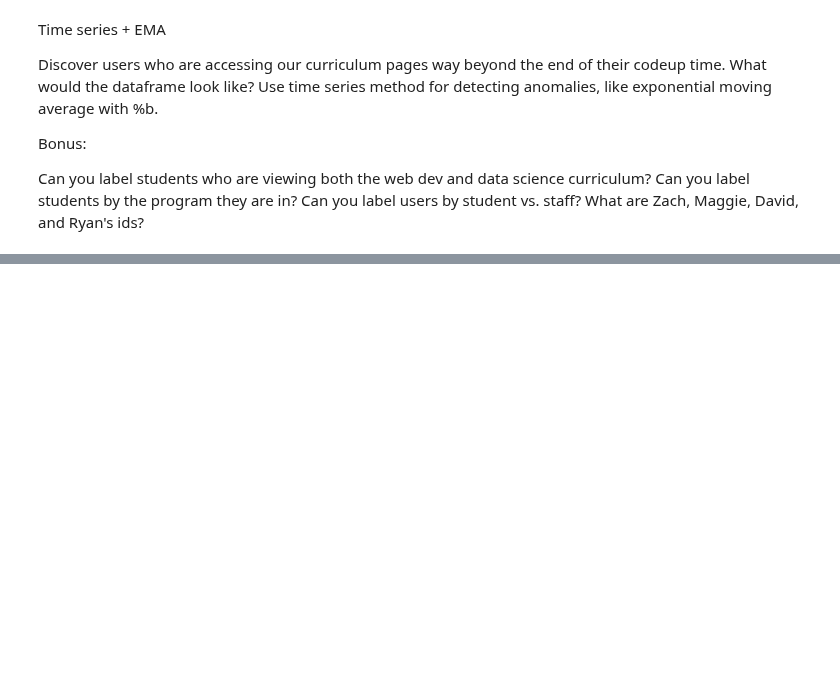
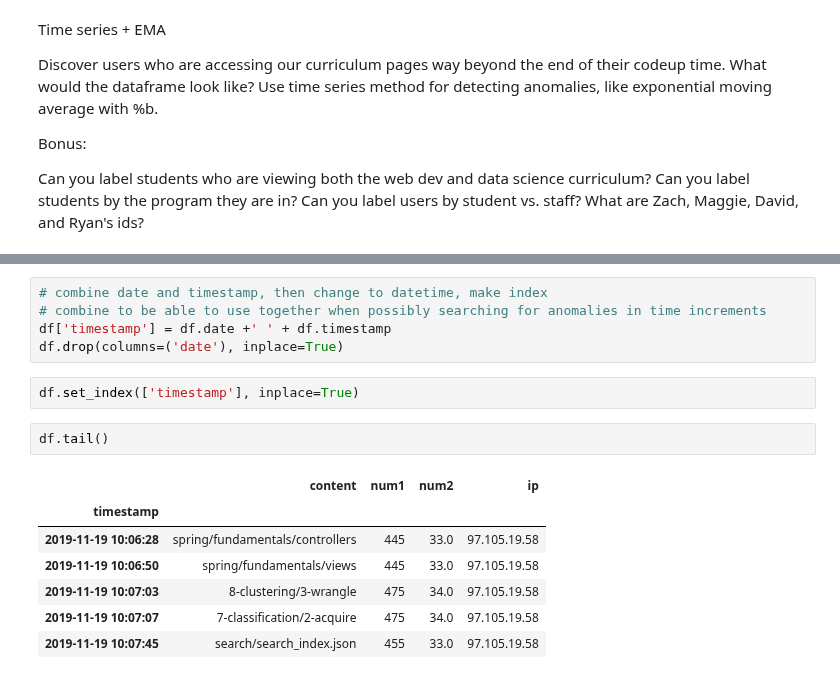
Before and after one commit to cari-holmes/ds-methodologies-exercises, a Jupyter notebook: anomaly_detection/time_series_anomaly_detection.ipynb, the cells around one changed output, grey strips where cells are left out. Drawn from its saved outputs; the diff is of its cells as text; blank space fills up the shorter version.

```diff
--- a/anomaly_detection/time_series_anomaly_detection.ipynb
+++ b/anomaly_detection/time_series_anomaly_detection.ipynb
@@ -67,0 +81,17 @@ df.describe()
+# %%
+# combine date and timestamp, then change to datetime, make index
+# combine to be able to use together when possibly searching for anomalies in time increments
+df['timestamp'] = df.date +' ' + df.timestamp
+df.drop(columns=('date'), inplace=True)
+# %%
+df.set_index(['timestamp'], inplace=True)
+# %%
+df.tail()
+# %% [output]
+|  | content | num1 | num2 | ip |
+| timestamp |  |  |  |  |
+| 2019-11-19 10:06:28 | spring/fundamentals/controllers | 445 | 33.0 | 97.105.19.58 |
+| 2019-11-19 10:06:50 | spring/fundamentals/views | 445 | 33.0 | 97.105.19.58 |
+| 2019-11-19 10:07:03 | 8-clustering/3-wrangle | 475 | 34.0 | 97.105.19.58 |
+| 2019-11-19 10:07:07 | 7-classification/2-acquire | 475 | 34.0 | 97.105.19.58 |
+| 2019-11-19 10:07:45 | search/search_index.json | 455 | 33.0 | 97.105.19.58 |
```
Also changed, not shown: parts of 36 cells of this notebook.
